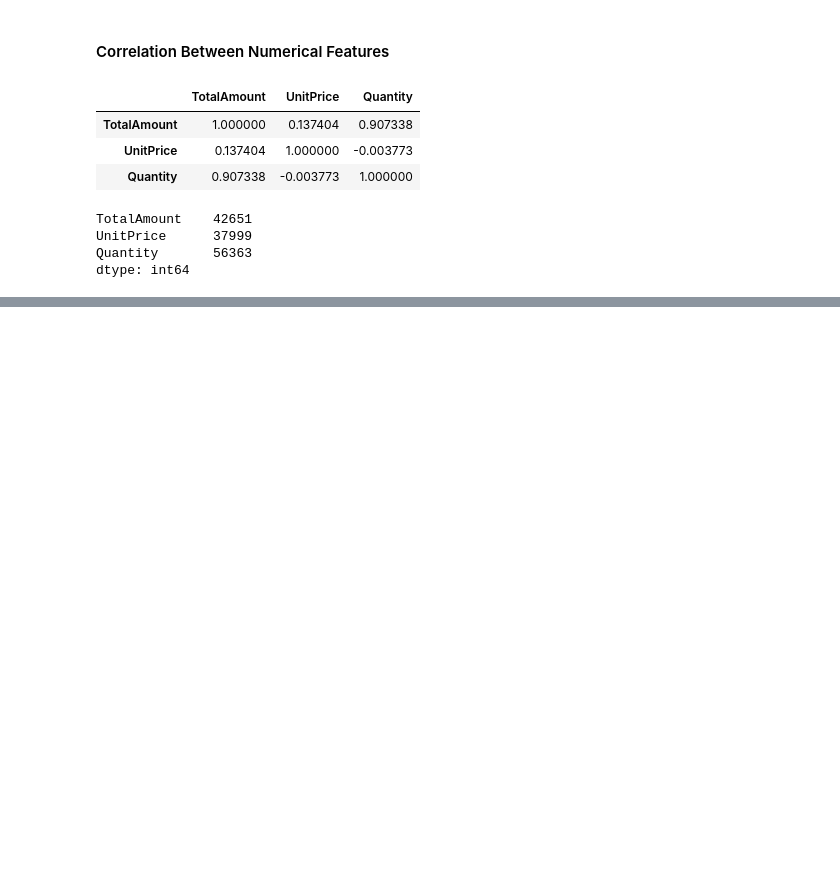
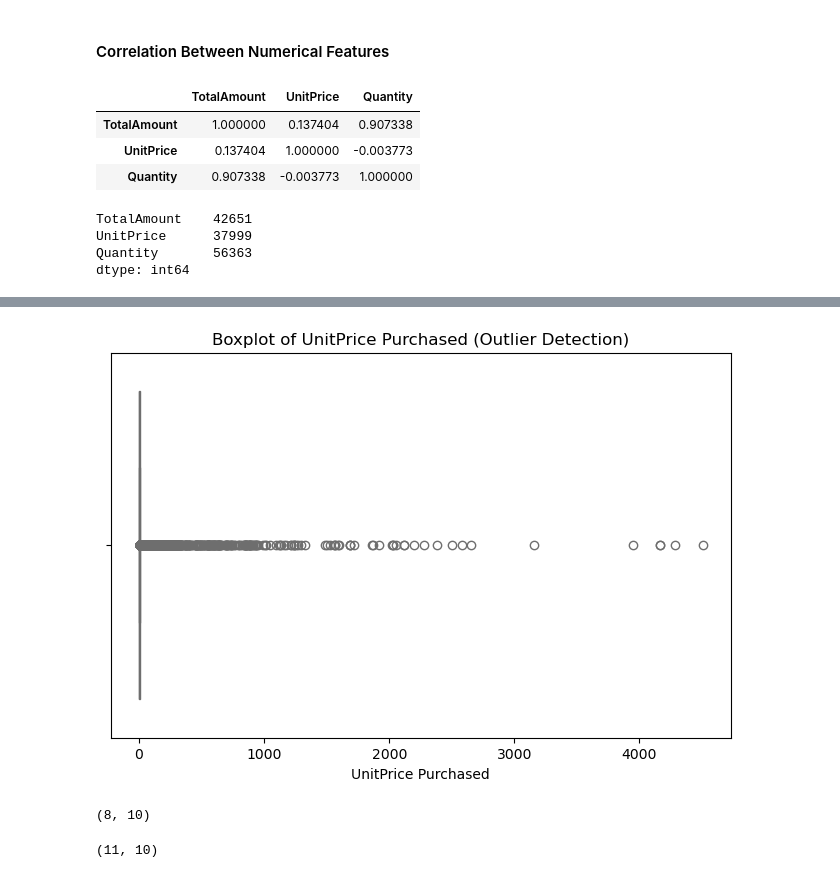
Before and after one commit to j2damax/principles-of-ds-cw02, a Jupyter notebook: group/online_retail.ipynb, the cells around one changed output, grey strips where cells are left out. Saved outputs shown, nothing was run; the diff lists cells and outputs as text; code cells hidden in the pictures; blank space fills up the shorter version.

```diff
--- a/group/online_retail.ipynb
+++ b/group/online_retail.ipynb
@@ -310,0 +376,15 @@ dtype: int64
+# %%
+df_cleaned = df_cleaned[df_cleaned["UnitPrice"] < 6000]
+# %%
+plt.figure(figsize=(8, 5))
+sns.boxplot(x=df_cleaned["UnitPrice"], color="lightcoral")
+plt.xlabel("UnitPrice Purchased")
+plt.title("Boxplot of UnitPrice Purchased (Outlier Detection)")
+plt.show()
+# %% [output]
+[figure, added]
+# %%
+temp = df_cleaned[df_cleaned["UnitPrice"] > 2500]
+print(temp.shape)
+# %% [output]
+(8, 10)
@@ -310,0 +393,5 @@ dtype: int64
+# %%
+temp = df_cleaned[df_cleaned["Quantity"] > 2500]
+print(temp.shape)
+# %% [output]
+(11, 10)
```
Also changed, not shown: parts of 23 cells of this notebook, 1 other file.
